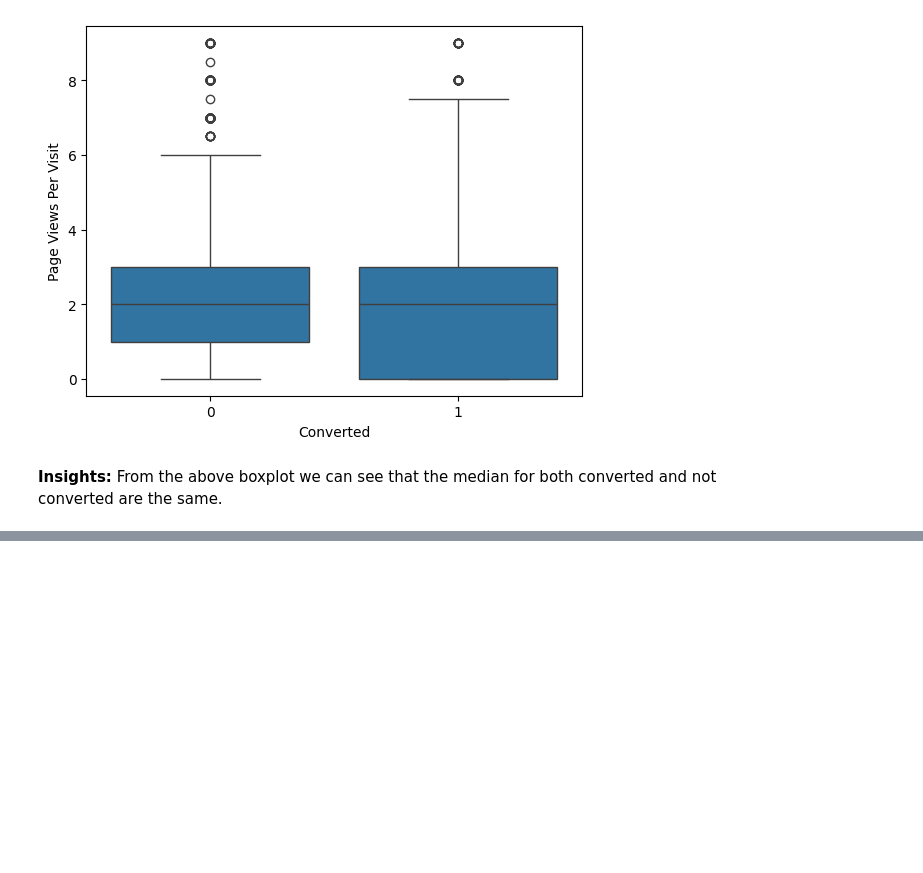
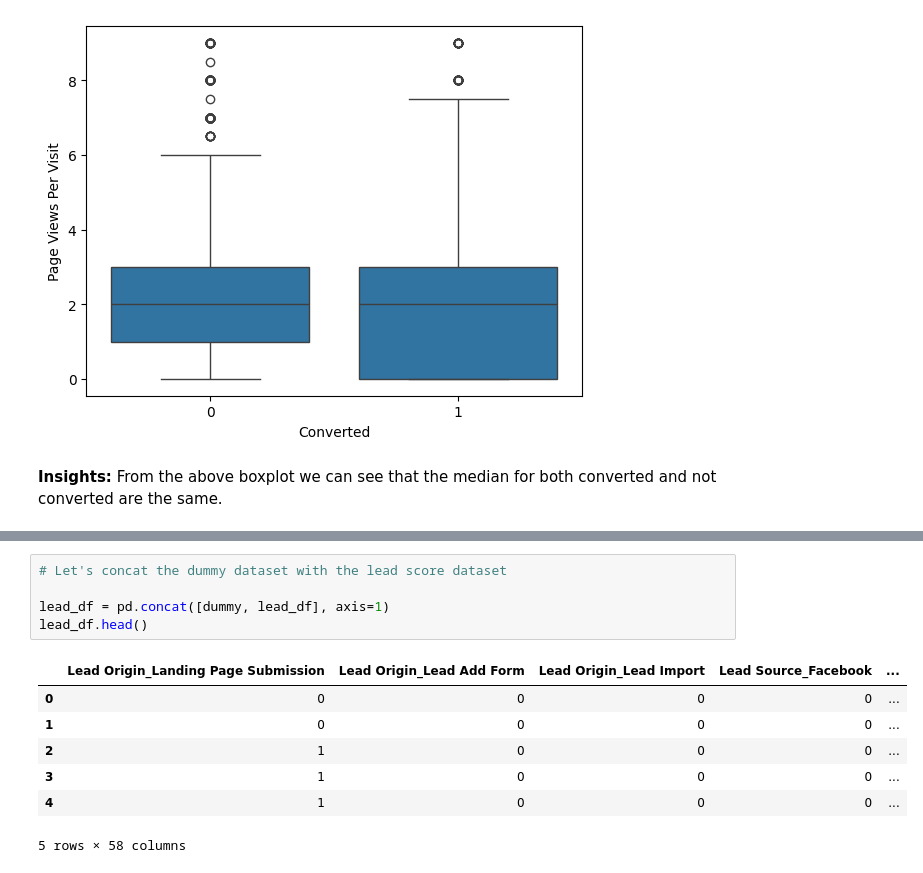
Before and after one commit to AkankshaDwivedi/lead-scoring-assignment, a Jupyter notebook: Lead_Scoring_Assignment_Akanksha.ipynb, the cells around one changed output, grey strips where cells are left out. Cells and saved outputs as stored; diff of their text form; blank space fills up the shorter version.

```diff
--- a/Lead_Scoring_Assignment_Akanksha.ipynb
+++ b/Lead_Scoring_Assignment_Akanksha.ipynb
@@ -1233,0 +1292,13 @@ From the above boxplot we can see that the median for both converted and not con
+# %%
+# Let's concat the dummy dataset with the lead score dataset
+
+lead_df = pd.concat([dummy, lead_df], axis=1)
+lead_df.head()
+# %% [output]
+|  | Lead Origin_Landing Page Submission | Lead Origin_Lead Add Form | Lead Origin_Lead Import | Lead Source_Facebook | ... |
+| 0 | 0 | 0 | 0 | 0 | ... |
+| 1 | 0 | 0 | 0 | 0 | ... |
+| 2 | 1 | 0 | 0 | 0 | ... |
+| 3 | 1 | 0 | 0 | 0 | ... |
+| 4 | 1 | 0 | 0 | 0 | ... |
+5 rows × 58 columns
```
Also changed, not shown: parts of 28 cells of this notebook.
